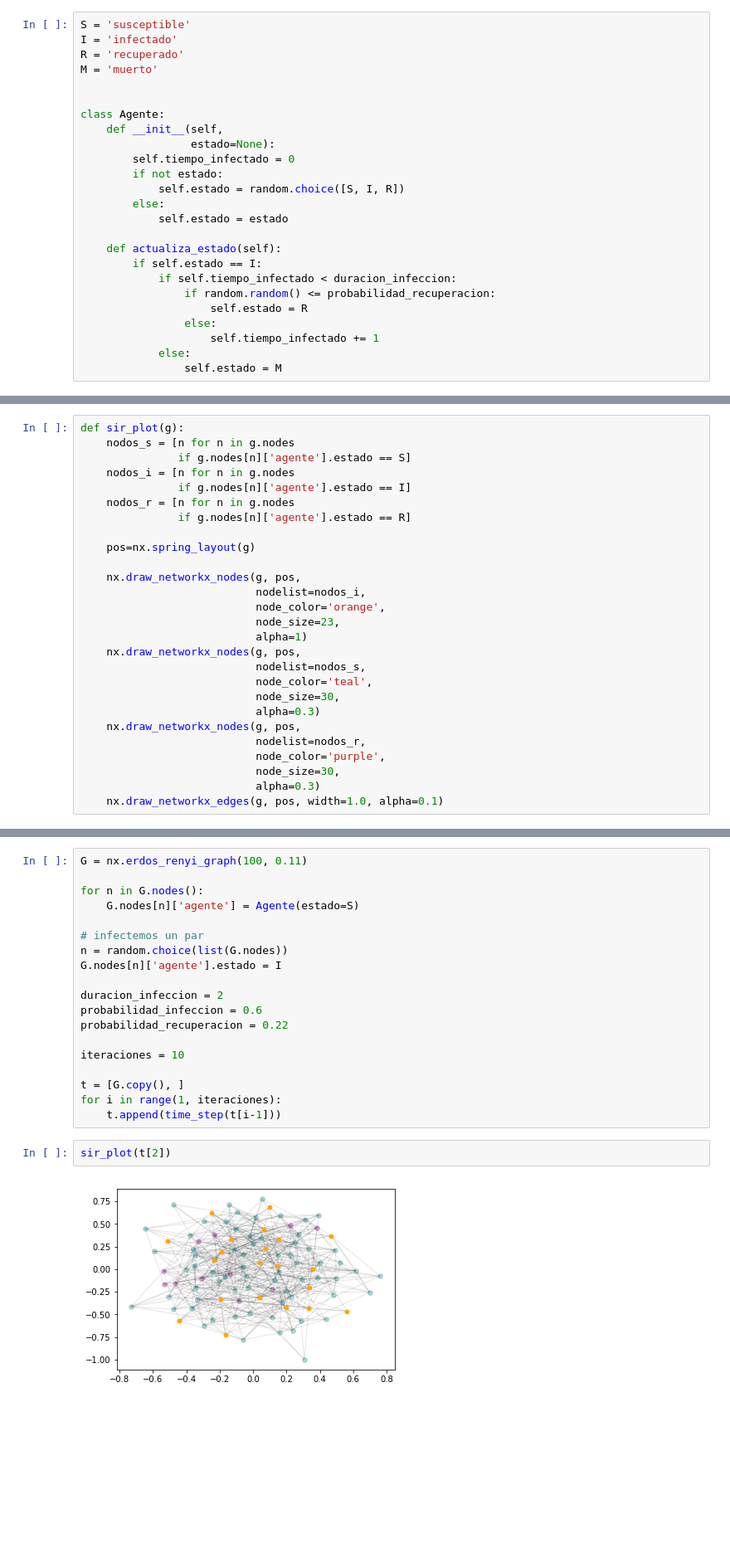
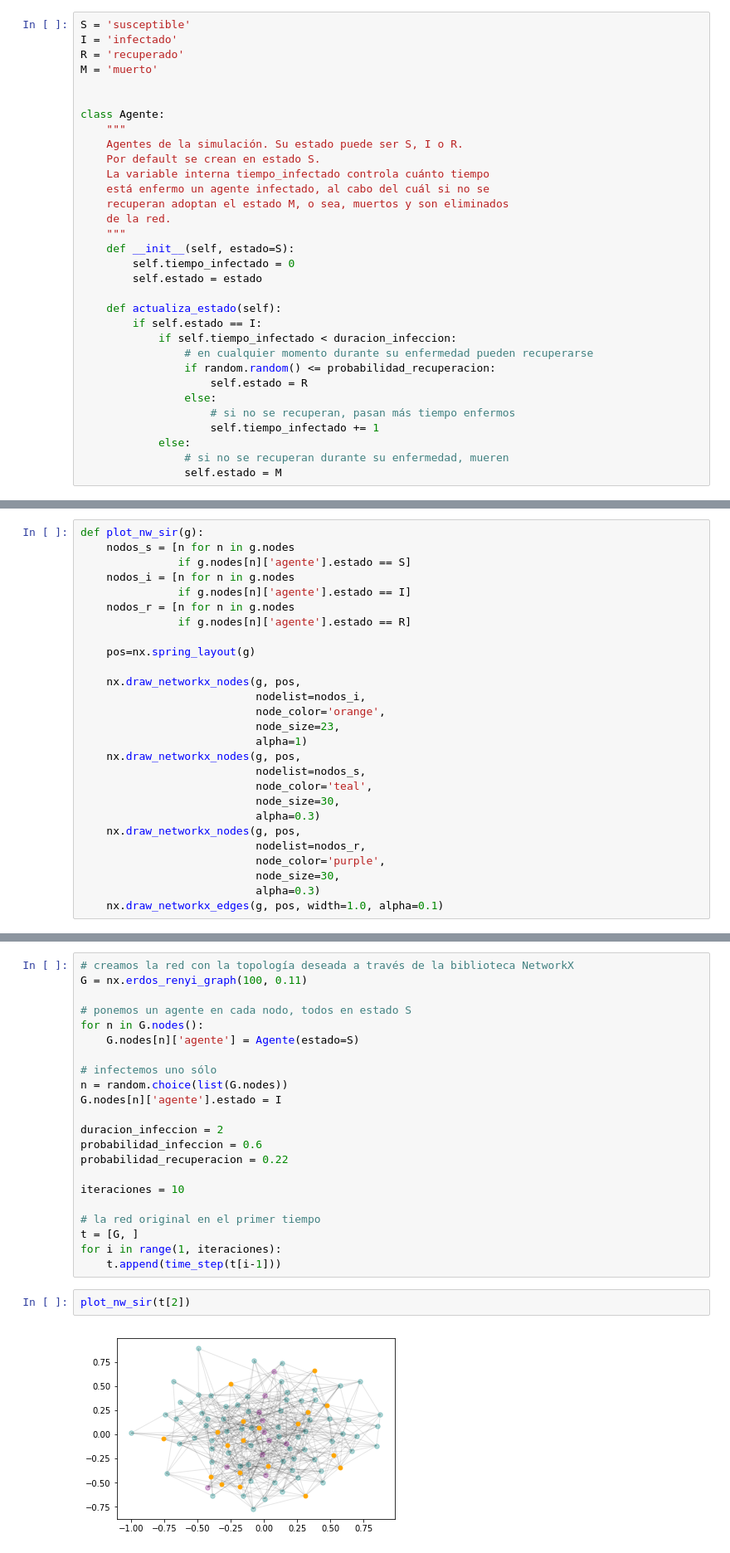
Before and after one commit to rgarcia-herrera/complejidad, a Jupyter notebook: redes/network SIR.ipynb, the cells around one changed output, grey strips where cells are left out. Shown at 83% size. Drawn from its saved outputs; the diff is of its cells as text; blank space fills up the shorter version.

```diff
--- a/redes/network SIR.ipynb
+++ b/redes/network SIR.ipynb
@@ -14,20 +24,27 @@ M = 'muerto'
 
 
 class Agente:
-    def __init__(self,
-                 estado=None):
+    """
+    Agentes de la simulación. Su estado puede ser S, I o R.
+    Por default se crean en estado S.
+    La variable interna tiempo_infectado controla cuánto tiempo
+    está enfermo un agente infectado, al cabo del cuál si no se
+    recuperan adoptan el estado M, o sea, muertos y son eliminados
+    de la red.
+    """
+    def __init__(self, estado=S):
         self.tiempo_infectado = 0
-        if not estado:
-            self.estado = random.choice([S, I, R])
-        else:
-            self.estado = estado
+        self.estado = estado
 
     def actualiza_estado(self):
         if self.estado == I:
             if self.tiempo_infectado < duracion_infeccion:
+                # en cualquier momento durante su enfermedad pueden recuperarse
                 if random.random() <= probabilidad_recuperacion:
                     self.estado = R
                 else:
+                    # si no se recuperan, pasan más tiempo enfermos
                     self.tiempo_infectado += 1
             else:
+                # si no se recuperan durante su enfermedad, mueren
                 self.estado = M
@@ -61,5 +109,5 @@ def time_step(H):
 # %%
-def sir_plot(g):
+def plot_nw_sir(g):
     nodos_s = [n for n in g.nodes
                if g.nodes[n]['agente'].estado == S]
     nodos_i = [n for n in g.nodes
@@ -88,10 +138,12 @@ def sir_plot(g):
 # %%
+# creamos la red con la topología deseada a través de la biblioteca NetworkX
 G = nx.erdos_renyi_graph(100, 0.11)
 
+# ponemos un agente en cada nodo, todos en estado S
 for n in G.nodes():
     G.nodes[n]['agente'] = Agente(estado=S)
 
-# infectemos un par
+# infectemos uno sólo
 n = random.choice(list(G.nodes))
 G.nodes[n]['agente'].estado = I
 
@@ -101,10 +153,11 @@ probabilidad_recuperacion = 0.22
 
 iteraciones = 10
 
-t = [G.copy(), ]
+# la red original en el primer tiempo
+t = [G, ]
 for i in range(1, iteraciones):
     t.append(time_step(t[i-1]))
 # %%
-sir_plot(t[2])
+plot_nw_sir(t[2])
 # %% [output]
-[figure, old version]
+[figure, new version]
```
Also changed, not shown: parts of 14 cells of this notebook.
